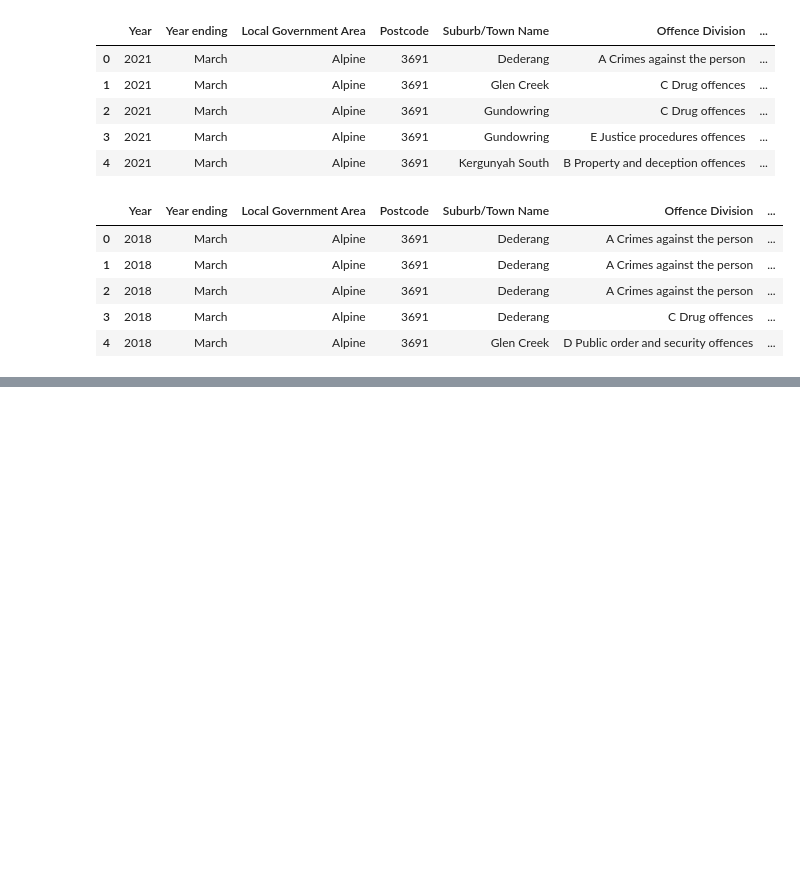
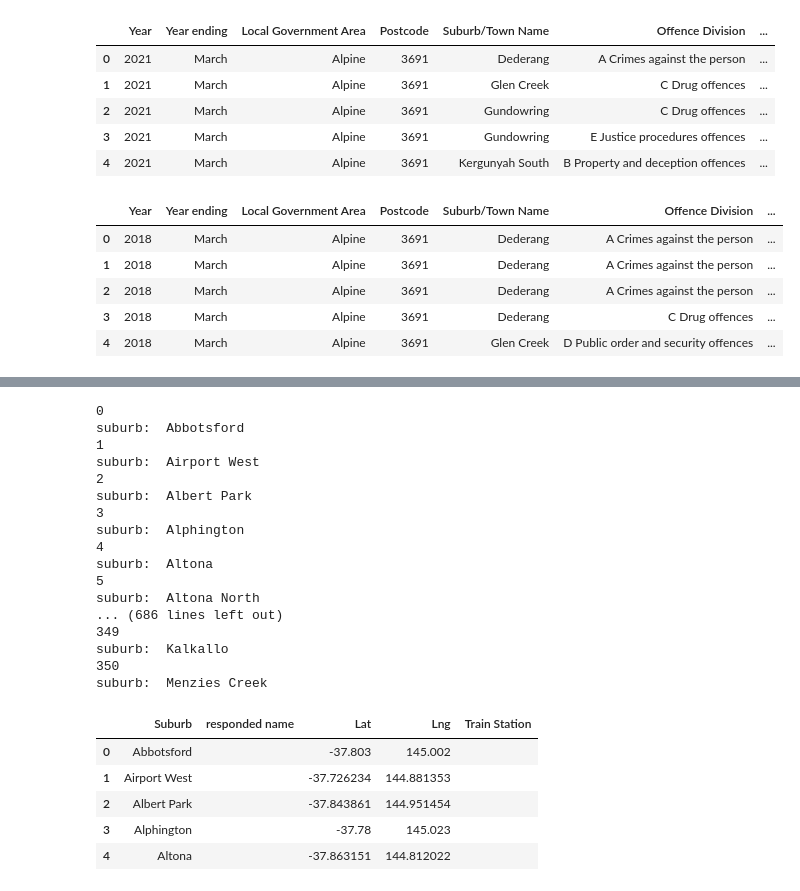
Before and after one commit to Franco1230/Data-Bootcamp-Project-1, a Jupyter notebook: Main.ipynb, the cells around one changed output, grey strips where cells are left out. Drawn from its saved outputs; the diff is of its cells as text; code cells hidden in the pictures; blank space fills up the shorter version.

```diff
--- a/Main.ipynb
+++ b/Main.ipynb
@@ -105,0 +176,51 @@ cleaned_crime_data.head()
+# %%
+# Setup Query URL
+base_url = "https://maps.googleapis.com/maps/api/geocode/json"
+
+australia = ", melbourne, australia"
+for index, suburb in enumerate(train_station_df["Suburb"]):
+    fullAddress = suburb + australia
+    print(index)
+    params = {"key": g_key,
+              "address": fullAddress}
+
+    print("suburb: ", suburb)
+    responded_json = requests.get(base_url, params).json()
+    # print(responded_json)
+
+    try:
+        location = responded_json["results"][0]["geometry"]["location"]
+
+        lat = location["lat"]
+        lng = location["lng"]
+        train_station_df.loc[[index], "Lat"] = lat
+        train_station_df.loc[[index], "Lng"] = lng
+
+    except:
+        print(f"Data retrieve failure. Skipping city instance...")
+
+train_station_df.head()
+# %% [output]
+0
+suburb:  Abbotsford
+1
+suburb:  Airport West
+2
+suburb:  Albert Park
+3
+suburb:  Alphington
+4
+suburb:  Altona
+5
+suburb:  Altona North
+... (686 lines left out)
+349
+suburb:  Kalkallo
+350
+suburb:  Menzies Creek
+|  | Suburb | responded name | Lat | Lng | Train Station |
+| 0 | Abbotsford |  | -37.803 | 145.002 |  |
+| 1 | Airport West |  | -37.726234 | 144.881353 |  |
+| 2 | Albert Park |  | -37.843861 | 144.951454 |  |
+| 3 | Alphington |  | -37.78 | 145.023 |  |
+| 4 | Altona |  | -37.863151 | 144.812022 |  |
```
Also changed, not shown: parts of 8 cells of this notebook, 3 other files.
